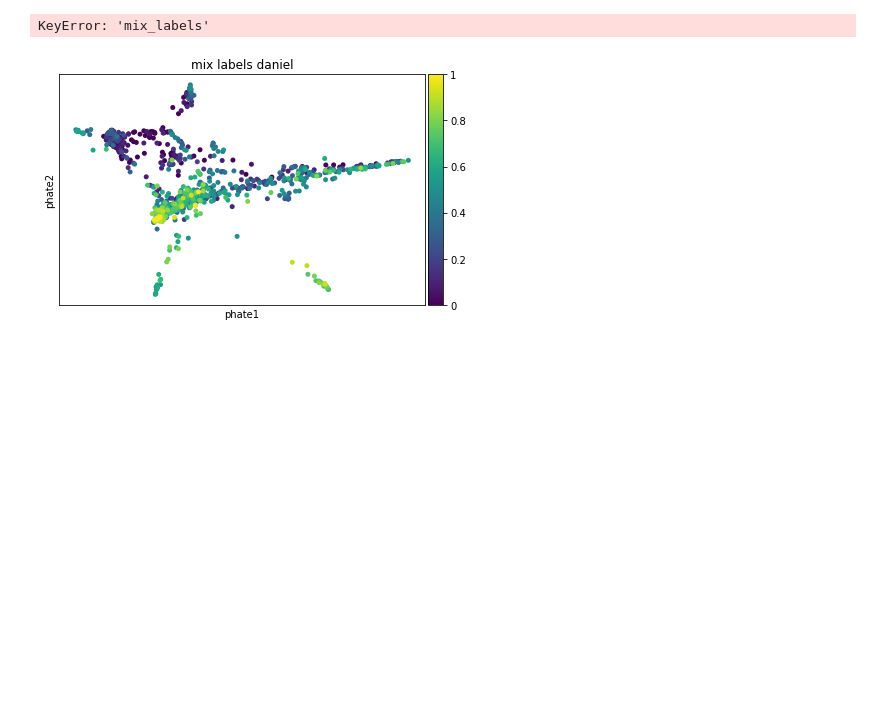
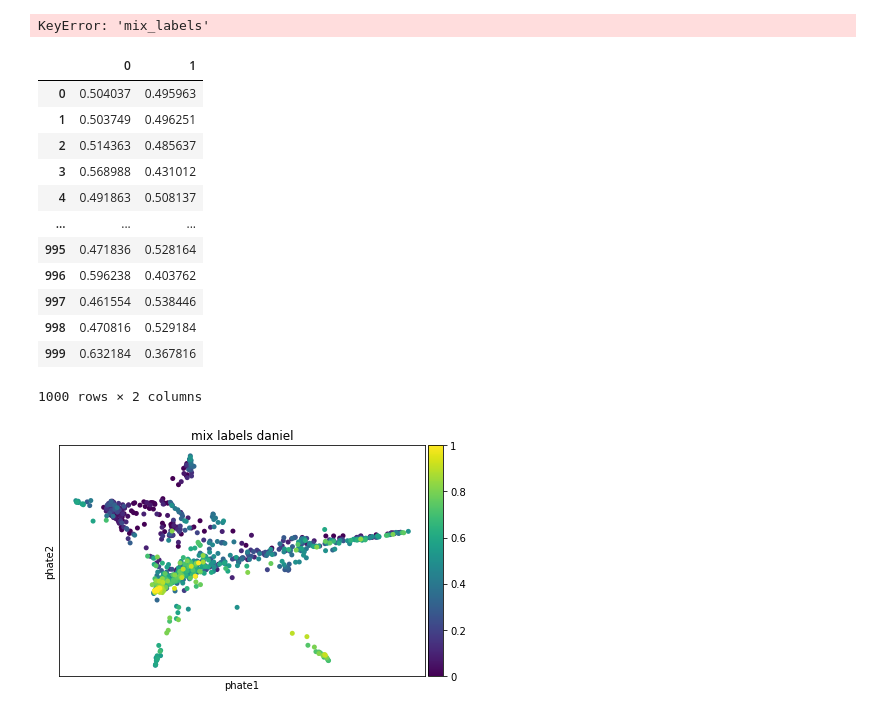
Before and after one commit to DonyorM/MIX, a Jupyter notebook: testing.ipynb, the cells around one changed output. Drawn from its saved outputs; the diff is of its cells as text; code cells hidden in the pictures; blank space fills up the shorter version.

```diff
--- a/testing.ipynb
+++ b/testing.ipynb
@@ -80,6 +80,22 @@ mix.MIX_monty(adata, num_steps = 10000, alpha=0.15, input_obs="genotype", output
 
 adata_meld = sample_likelihoods.set_index(adata.obs['mix_labels_daniel'].index)
 adata.obs["meld_labels"] = adata_meld[1]
+# %%
+sample_likelihoods
+# %% [output]
+|  | 0 | 1 |
+| 0 | 0.504037 | 0.495963 |
+| 1 | 0.503749 | 0.496251 |
+| 2 | 0.514363 | 0.485637 |
+| 3 | 0.568988 | 0.431012 |
+| 4 | 0.491863 | 0.508137 |
+| ... | ... | ... |
+| 995 | 0.471836 | 0.528164 |
+| 996 | 0.596238 | 0.403762 |
+| 997 | 0.461554 | 0.538446 |
+| 998 | 0.470816 | 0.529184 |
+| 999 | 0.632184 | 0.367816 |
+1000 rows × 2 columns
 # %%
 sc.pl.scatter(adata, basis = 'phate', color = 'mix_labels_daniel', size = 100)
 sc.pl.scatter(adata, basis = 'phate', color='mix_labels_monty', size = 100)
```
Also changed, not shown: parts of 2 cells of this notebook.
